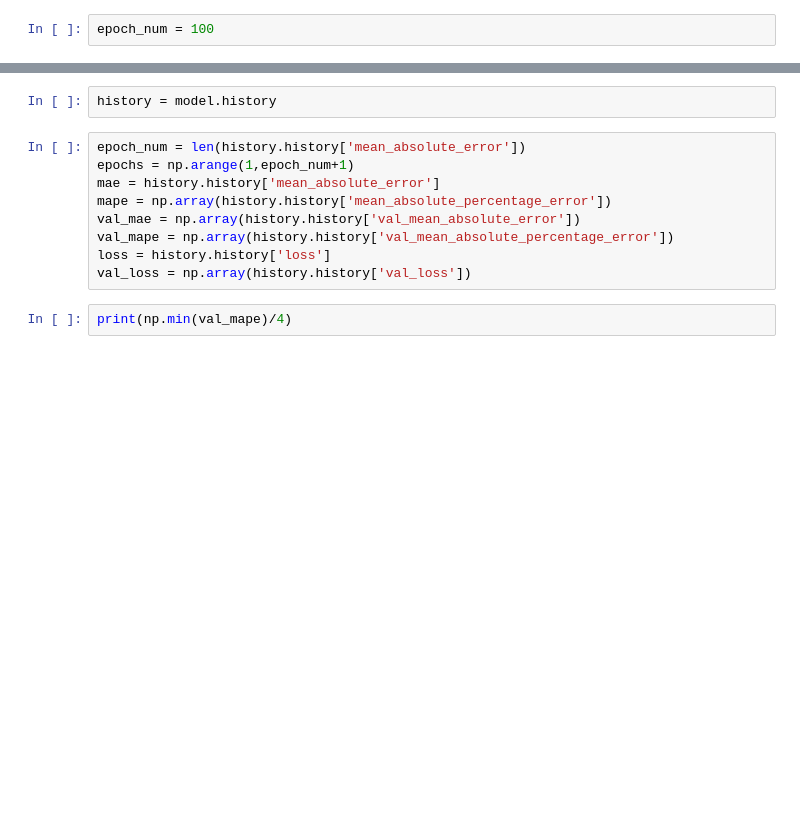
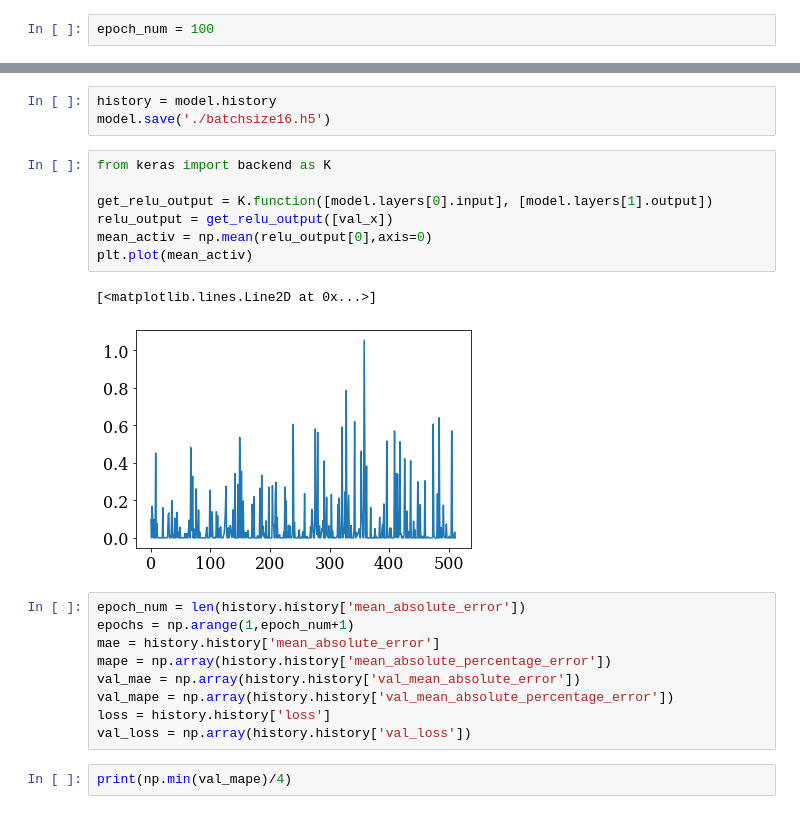
Before and after one commit to seancraven/Level-4-Masters-Project, a Jupyter notebook: Sean_Working_Notebooks/Testing_Notebooks/New opt param Test.ipynb, the cells around one changed output, grey strips where cells are left out. Cells and saved outputs as stored; diff of their text form; blank space fills up the shorter version.

```diff
--- a/Sean_Working_Notebooks/Testing_Notebooks/New opt param Test.ipynb
+++ b/Sean_Working_Notebooks/Testing_Notebooks/New opt param Test.ipynb
@@ -100,5 +129,16 @@ KeyboardInterrupt:
 # %%
 history = model.history
+model.save('./batchsize16.h5')
+# %%
+from keras import backend as K
+
+get_relu_output = K.function([model.layers[0].input], [model.layers[1].output])
+relu_output = get_relu_output([val_x])
+mean_activ = np.mean(relu_output[0],axis=0)
+plt.plot(mean_activ)
+# %% [output]
+[<matplotlib.lines.Line2D at 0x...>]
+[figure, added]
 # %%
 epoch_num = len(history.history['mean_absolute_error'])
 epochs = np.arange(1,epoch_num+1)
```
Also changed, not shown: parts of 14 cells of this notebook, 11 other files.
